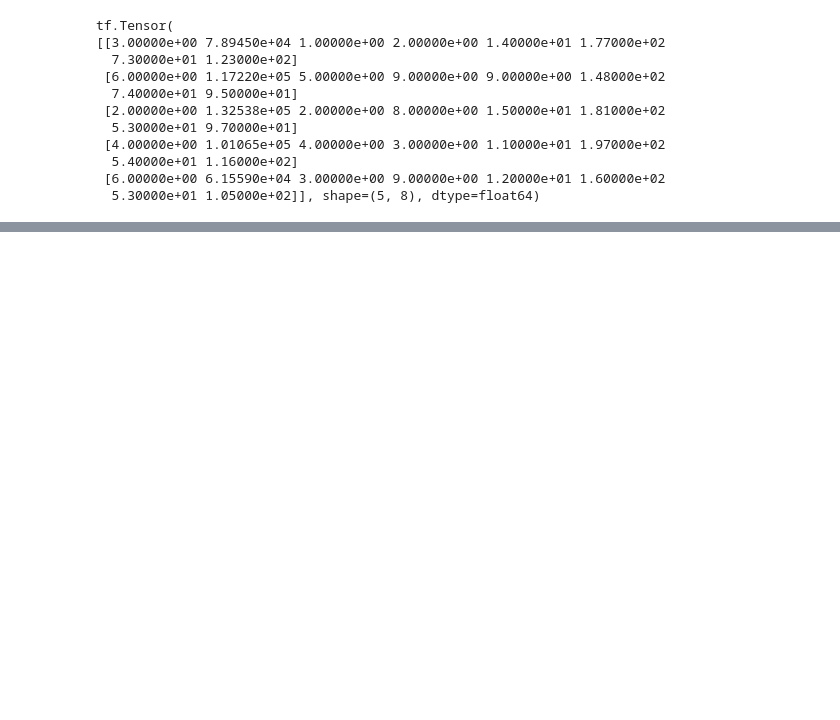
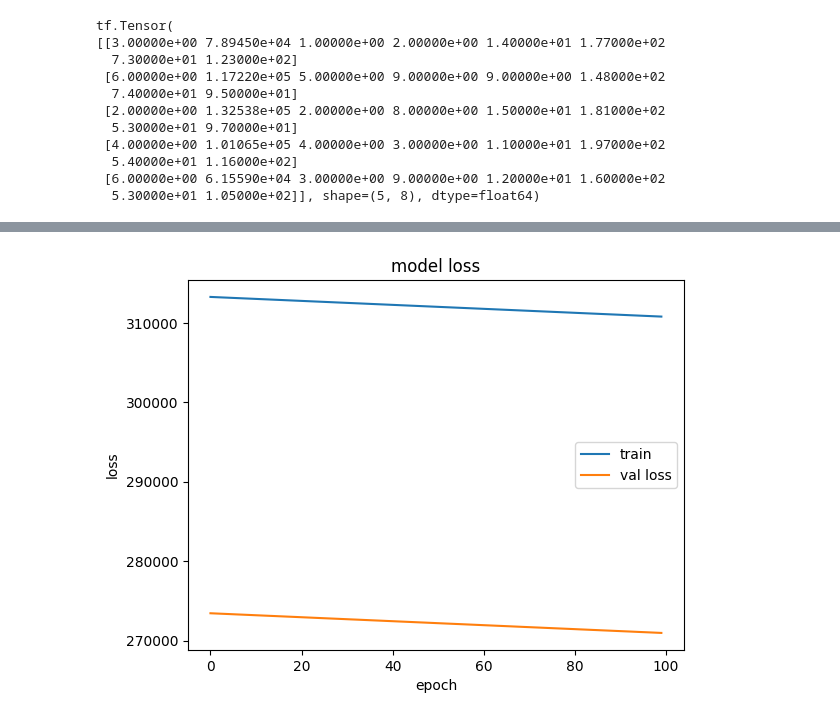
Before and after one commit to ivan-block/Second-Hand-Cars-Regression, a Jupyter notebook: train.ipynb, the cells around one changed output, grey strips where cells are left out. Saved outputs shown, nothing was run; the diff lists cells and outputs as text; code cells hidden in the pictures; blank space fills up the shorter version.

```diff
--- a/train.ipynb
+++ b/train.ipynb
@@ -48,0 +70,6 @@ TensorShape([1000, 8])
+# %%
+X_val = X[int(TRAIN_RATIO*DATA_SET):int((VAL_RATIO+TRAIN_RATIO)*DATA_SET)]
+y_val = y[int(TRAIN_RATIO*DATA_SET):int((VAL_RATIO+TRAIN_RATIO)*DATA_SET)]
+
+print(X_val.shape)
+print(y_val.shape)
@@ -97,0 +143,7 @@ Model: "sequential_2"
+# %%
+model.compile( optimizer = Adam(learning_rate= 1.0),
+    loss = MeanAbsoluteError(),
+    metrics = [RootMeanSquaredError()])
+# %%
+
+history = model.fit(X_train, y_train, validation_data=(X_val, y_val), epochs=100, verbose=1)
@@ -97,0 +168,10 @@ Model: "sequential_2"
+# %%
+plt.plot(history.history['loss'])
+plt.plot(history.history['val_loss'])
+plt.xlabel('epoch')
+plt.ylabel('loss')
+plt.title('model loss')
+plt.legend(['train', 'val loss'])
+plt.show()
+# %% [output]
+[figure, added]
```
Also changed, not shown: parts of 13 cells of this notebook.
